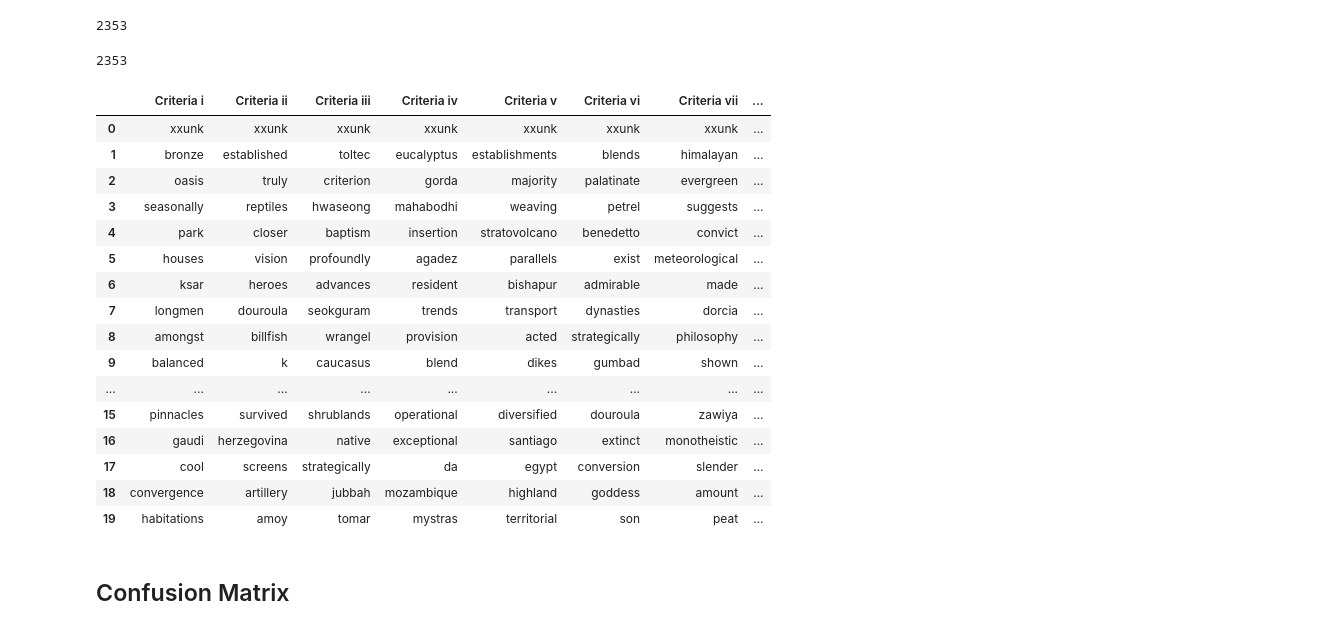
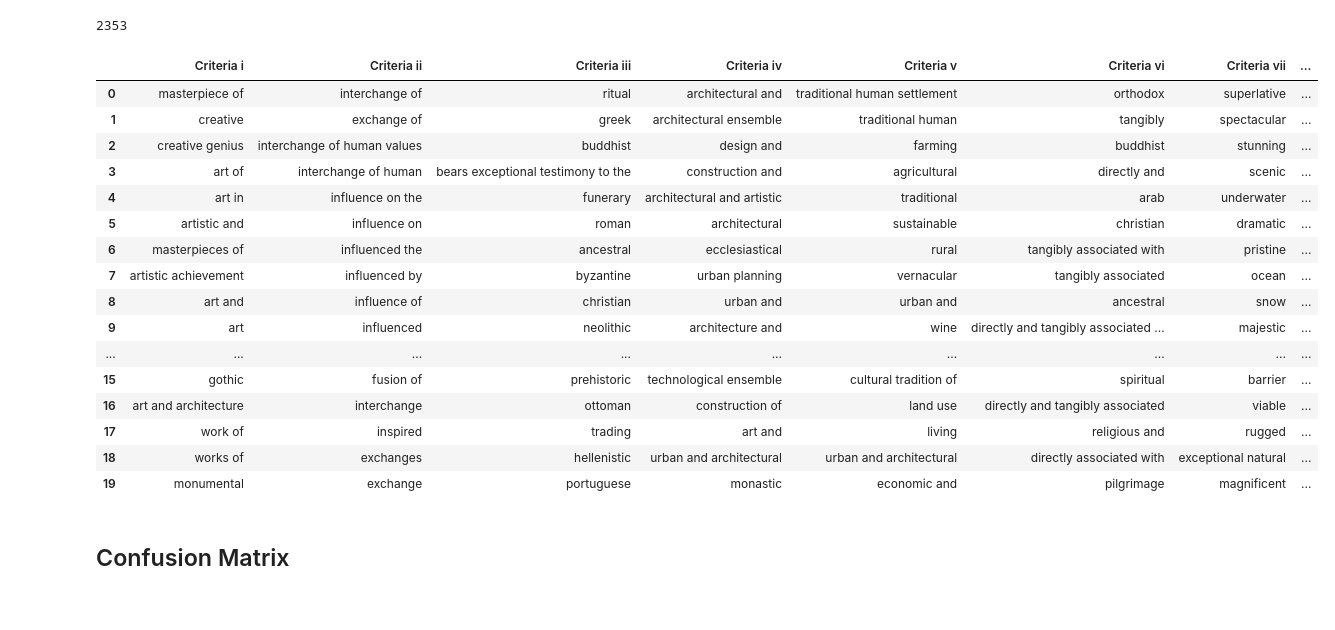
Before and after one commit to zzbn12345/WHOSe_Heritage, a Jupyter notebook: ulmfit_inference.ipynb, the cells around one changed output. Saved outputs shown, nothing was run; the diff lists cells and outputs as text; code cells hidden in the pictures.

```diff
--- a/ulmfit_inference.ipynb
+++ b/ulmfit_inference.ipynb
@@ -1098,0 +1159,9 @@ The particular layout of the complex is unique to this site -> Criteria ii with
+# %%
+test_ouv = '''the years of the republics extraordinary golden age are represented by monuments of incomparable beauty'''
+k=3
+predictions = predict_rating(test_ouv,classifier,vectorizer,classes,k)
+
+print("Top {} predictions:".format(k))
+print("===================")
+for prediction in predictions:
+    print('{} -> {} with a probability of {:0.2f}'.format(test_ouv, prediction[0],prediction[1]))
@@ -1142,8 +1217,8 @@ for data in ouv_df.data:
         if temp==0:
             word_counts[word] += 1
 # %%
-vocab = [word for word, count in word_counts.items() if count>15 and count<600]
-len(vocab)
+vocab_new = [word for word, count in word_counts.items() if count>15 and count<600]
+len(vocab_new)
 # %% [output]
 2353
 # %%
@@ -1178,6 +1253,6 @@ def infer_tokens_importance(vocab, classifier, vectorizer, classes, k=50):
         #print(result.shape)
     result = result[:len(vocab)]
 
-    vocab_id = result[1:].topk(k, dim=0)[1]
-    vocab_weight = result[1:].topk(k, dim=0)[0]
+    vocab_id = result.topk(k, dim=0)[1]
+    vocab_weight = result.topk(k, dim=0)[0]
     return vocab_id, vocab_weight
@@ -1190,24 +1259,3 @@ vocab_k = [vocab[i] for i in set(all_k.view(-1).tolist())]
-# %%
-class_k = {}
-for i in range(len(vocab)):
-    if vocab[i] in vocab_k:
-        class_k[vocab[i]]={}
-        #class_k[vocab[i]]['idx'] = token_k[vocab[i]]
-        class_k[vocab[i]]['vocab_id'] = i
-        class_k[vocab[i]]['class'] = []
-        for j in range(len(classes)-1):
-            if i in all_k[:,j]:
-                class_k[vocab[i]]['class'].append(classes[j])
-                if j<6:
-                    class_k[vocab[i]]['type'] = 'cultural'
-                elif j<10:
-                    class_k[vocab[i]]['type'] = 'natural'
-                else:
-                    class_k[vocab[i]]['type'] = 'other'
-# %%
-len(vocab)
-# %% [output]
-2353
 # %%
 def make_top_k_DataFrame(vocab, classifier, vectorizer, classes, k=10):
 
@@ -1220,23 +1268,23 @@ def make_top_k_DataFrame(vocab, classifier, vectorizer, classes, k=10):
         df[classes[i]] = words
     return df
 # %%
-make_top_k_DataFrame(vocab, classifier, vectorizer, classes, k=20)
+make_top_k_DataFrame(vocab_new, classifier, vectorizer, classes, k=20)
 # %% [output]
 |  | Criteria i | Criteria ii | Criteria iii | Criteria iv | Criteria v | Criteria vi | Criteria vii | ... |
-| 0 | xxunk | xxunk | xxunk | xxunk | xxunk | xxunk | xxunk | ... |
-| 1 | bronze | established | toltec | eucalyptus | establishments | blends | himalayan | ... |
-| 2 | oasis | truly | criterion | gorda | majority | palatinate | evergreen | ... |
-| 3 | seasonally | reptiles | hwaseong | mahabodhi | weaving | petrel | suggests | ... |
-| 4 | park | closer | baptism | insertion | stratovolcano | benedetto | convict | ... |
-| 5 | houses | vision | profoundly | agadez | parallels | exist | meteorological | ... |
-| 6 | ksar | heroes | advances | resident | bishapur | admirable | made | ... |
-| 7 | longmen | douroula | seokguram | trends | transport | dynasties | dorcia | ... |
-| 8 | amongst | billfish | wrangel | provision | acted | strategically | philosophy | ... |
-| 9 | balanced | k | caucasus | blend | dikes | gumbad | shown | ... |
+| 0 | masterpiece of | interchange of | ritual | architectural and | traditional human settlement | orthodox | superlative | ... |
+| 1 | creative | exchange of | greek | architectural ensemble | traditional human | tangibly | spectacular | ... |
+| 2 | creative genius | interchange of human values | buddhist | design and | farming | buddhist | stunning | ... |
+| 3 | art of | interchange of human | bears exceptional testimony to the | construction and | agricultural | directly and | scenic | ... |
+| 4 | art in | influence on the | funerary | architectural and artistic | traditional | arab | underwater | ... |
+| 5 | artistic and | influence on | roman | architectural | sustainable | christian | dramatic | ... |
+| 6 | masterpieces of | influenced the | ancestral | ecclesiastical | rural | tangibly associated with | pristine | ... |
+| 7 | artistic achievement | influenced by | byzantine | urban planning | vernacular | tangibly associated | ocean | ... |
+| 8 | art and | influence of | christian | urban and | urban and | ancestral | snow | ... |
+| 9 | art | influenced | neolithic | architecture and | wine | directly and tangibly associated ... | majestic | ... |
 | ... | ... | ... | ... | ... | ... | ... | ... | ... |
-| 15 | pinnacles | survived | shrublands | operational | diversified | douroula | zawiya | ... |
-| 16 | gaudi | herzegovina | native | exceptional | santiago | extinct | monotheistic | ... |
-| 17 | cool | screens | strategically | da | egypt | conversion | slender | ... |
-| 18 | convergence | artillery | jubbah | mozambique | highland | goddess | amount | ... |
-| 19 | habitations | amoy | tomar | mystras | territorial | son | peat | ... |
+| 15 | gothic | fusion of | prehistoric | technological ensemble | cultural tradition of | spiritual | barrier | ... |
+| 16 | art and architecture | interchange | ottoman | construction of | land use | directly and tangibly associated | viable | ... |
+| 17 | work of | inspired | trading | art and | living | religious and | rugged | ... |
+| 18 | works of | exchanges | hellenistic | urban and architectural | urban and architectural | directly associated with | exceptional natural | ... |
+| 19 | monumental | exchange | portuguese | monastic | economic and | pilgrimage | magnificent | ... |
 # %%
```
Also changed, not shown: parts of 25 cells of this notebook, 26 other files.
